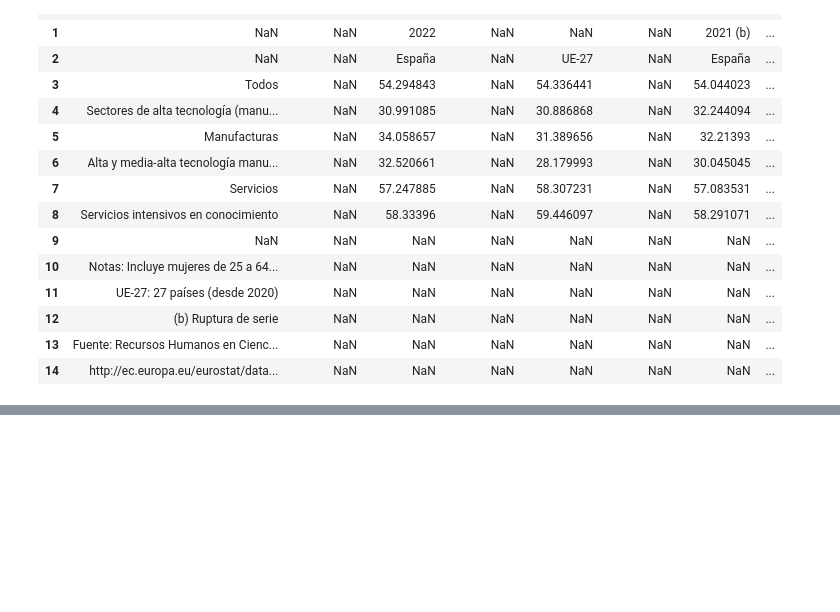
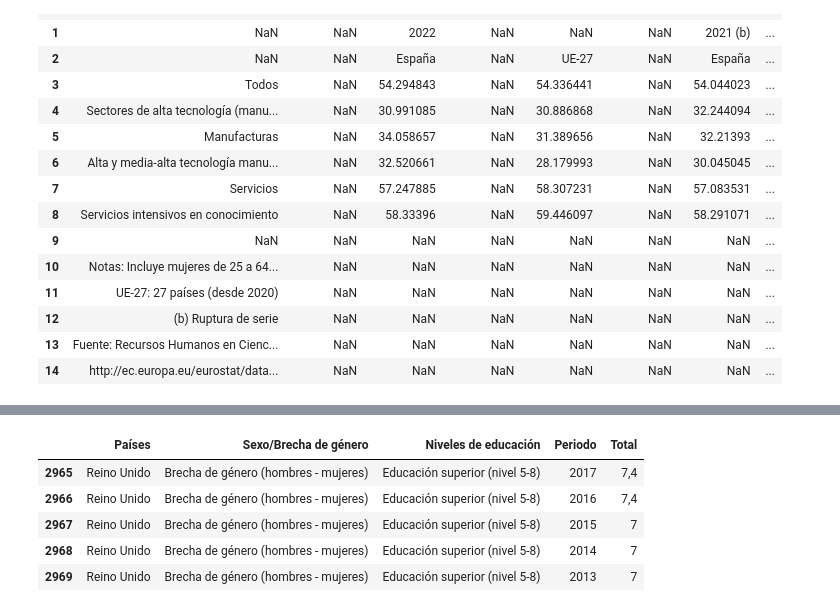
Before and after one commit to Aniitaa7/pairprogramming-mod-4-sprint-2-ANA_MARIA, a Jupyter notebook: jupyters/EDA-INE.ipynb, the cells around one changed output, grey strips where cells are left out. Drawn from its saved outputs; the diff is of its cells as text; code cells hidden in the pictures; blank space fills up the shorter version.

```diff
--- a/jupyters/EDA-INE.ipynb
+++ b/jupyters/EDA-INE.ipynb
@@ -141,0 +174,9 @@ df7
+# %%
+df8.tail()
+# %% [output]
+|  | Países | Sexo/Brecha de género | Niveles de educación | Periodo | Total |
+| 2965 | Reino Unido | Brecha de género (hombres - mujeres) | Educación superior (nivel 5-8) | 2017 | 7,4 |
+| 2966 | Reino Unido | Brecha de género (hombres - mujeres) | Educación superior (nivel 5-8) | 2016 | 7,4 |
+| 2967 | Reino Unido | Brecha de género (hombres - mujeres) | Educación superior (nivel 5-8) | 2015 | 7 |
+| 2968 | Reino Unido | Brecha de género (hombres - mujeres) | Educación superior (nivel 5-8) | 2014 | 7 |
+| 2969 | Reino Unido | Brecha de género (hombres - mujeres) | Educación superior (nivel 5-8) | 2013 | 7 |
```
Also changed, not shown: parts of 28 cells of this notebook.
